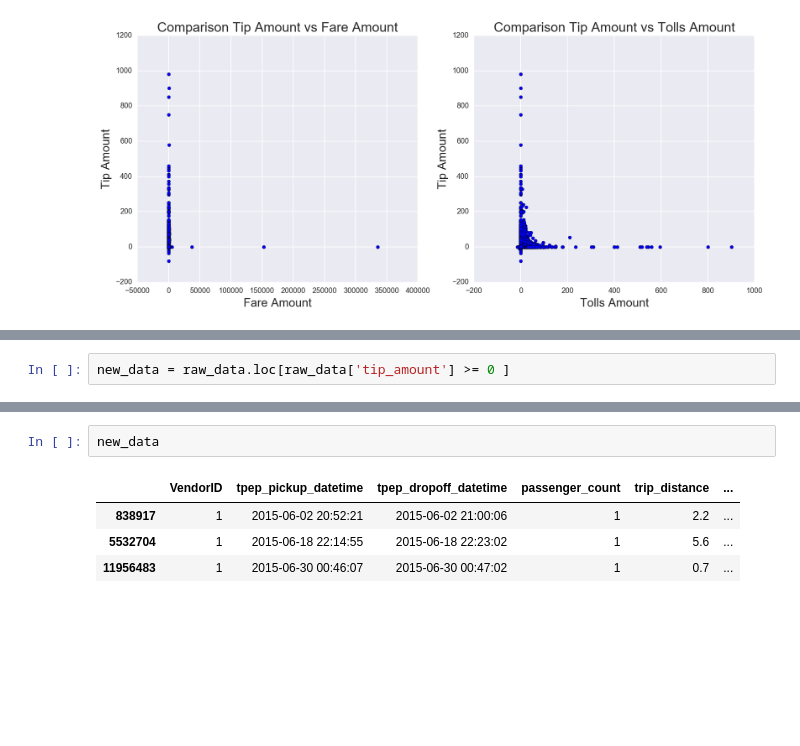
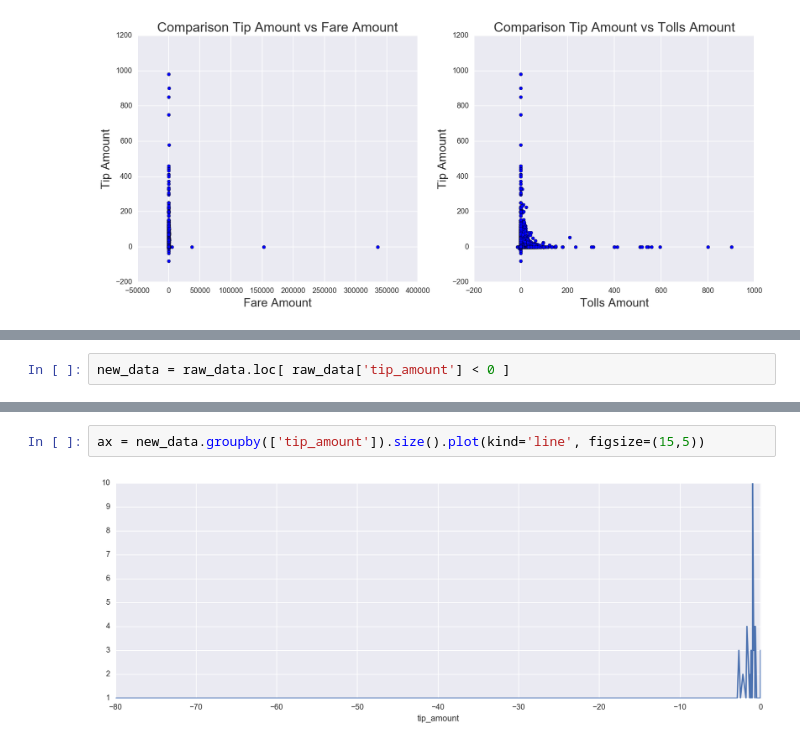
Before and after one commit to Riccocez/NYC-Taxi-Tips, a Jupyter notebook: 1. Analysis & Planning Stage.ipynb, the cells around one changed output, grey strips where cells are left out. Cells and saved outputs as stored; diff of their text form; blank space fills up the shorter version.

```diff
--- a/1. Analysis & Planning Stage.ipynb
+++ b/1. Analysis & Planning Stage.ipynb
@@ -148,4 +152,4 @@ Considering these comparisons it is clear that the distribution of tip amounts i
     2) Fare amounts lower than \$0 and bigger than \$300.
     3) Tolls amounts not comprised within \$0 and \$200.
 # %%
-new_data = raw_data.loc[raw_data['tip_amount'] >= 0 ]
+new_data = raw_data.loc[ raw_data['tip_amount'] < 0 ]
@@ -154,7 +156,4 @@ SyntaxError: invalid syntax (<ipython-input-145-822834179563>, line 1)
-# %%
-new_data
-# %% [output]
-|  | VendorID | tpep_pickup_datetime | tpep_dropoff_datetime | passenger_count | trip_distance | ... |
-| 838917 | 1 | 2015-06-02 20:52:21 | 2015-06-02 21:00:06 | 1 | 2.2 | ... |
-| 5532704 | 1 | 2015-06-18 22:14:55 | 2015-06-18 22:23:02 | 1 | 5.6 | ... |
-| 11956483 | 1 | 2015-06-30 00:46:07 | 2015-06-30 00:47:02 | 1 | 0.7 | ... |
+# %%
+ax = new_data.groupby(['tip_amount']).size().plot(kind='line', figsize=(15,5))
+# %% [output]
+[figure, added]
```
Also changed, not shown: parts of 10 cells of this notebook.
